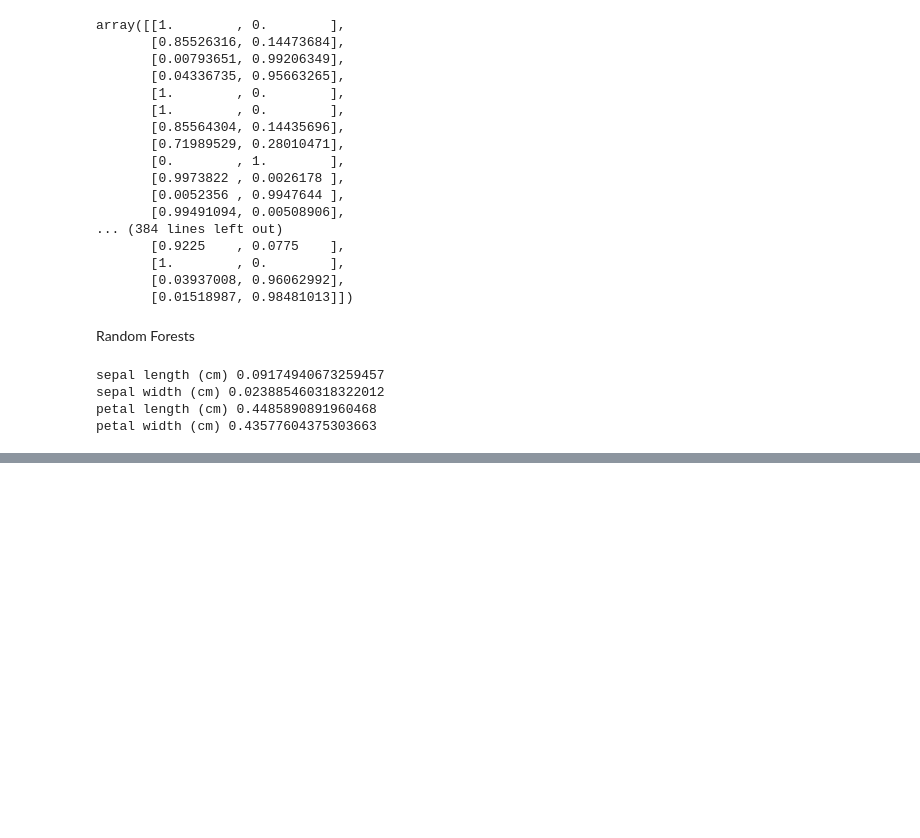
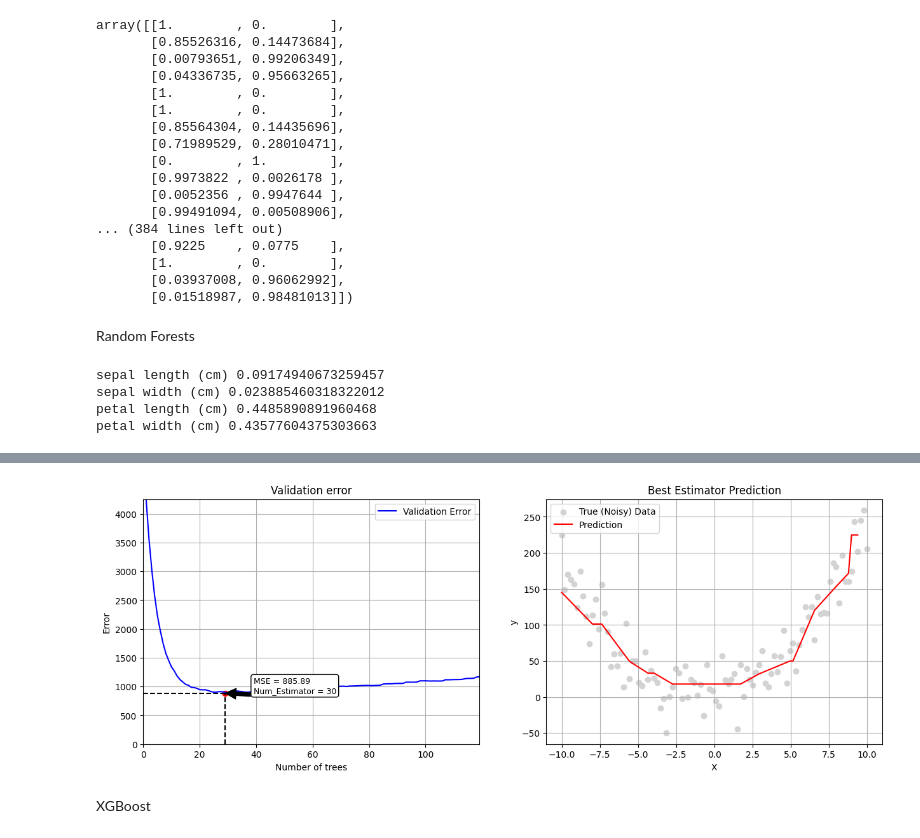
Before and after one commit to raphael-ph/study, a Jupyter notebook: hands_on_machine_learning/experiments/chapter_7.ipynb, the cells around one changed output, grey strips where cells are left out. Cells and saved outputs as stored; diff of their text form; code cells hidden in the pictures; blank space fills up the shorter version.

```diff
--- a/hands_on_machine_learning/experiments/chapter_7.ipynb
+++ b/hands_on_machine_learning/experiments/chapter_7.ipynb
@@ -166,0 +257,65 @@ petal width (cm) 0.43577604375303663
+# %%
+from sklearn.model_selection import train_test_split
+from sklearn.metrics import mean_squared_error
+
+X_train, X_test, y_train, y_test = train_test_split(X_reshaped, y, test_size=0.2)
+
+gbrt = GradientBoostingRegressor(max_depth=2, n_estimators=120)
+gbrt.fit(X_train, y_train)
+
+errors = [mean_squared_error(y_test, y_pred) for y_pred in gbrt.staged_predict(X_test)]
+best_n_estimators = np.argmin(errors) + 1 # returns the index of min value
+
+gbrt_best = GradientBoostingRegressor(max_depth=2, n_estimators=best_n_estimators)
+gbrt_best.fit(X_train, y_train)
+
+final_best_pred = gbrt_best.predict(X_test)
+# %%
+# plot everything
+plt.figure(figsize=(15, 5))
+
+# ===== subplot 1 =====
+plt.subplot(1,2,1)
+plt.plot([i+1 for i in range(len(errors))], errors, color="blue", label="Validation Error")
+plt.xlabel("Number of trees")
+plt.ylabel("Error")
+plt.title("Validation error")
+plt.vlines(best_n_estimators-1, ymax=errors[best_n_estimators-1], ymin=0, linestyles='--', color="black")
+plt.hlines(errors[best_n_estimators-1], xmax=best_n_estimators-1, xmin=0, linestyles='--', color="black")
+plt.scatter(best_n_estimators-1, errors[best_n_estimators-1], color="red")
+plt.annotate(
+    f"MSE = {errors[best_n_estimators-1]:.2f}\nNum_Estimator = {best_n_estimators}",
+    xy=(best_n_estimators-1, errors[best_n_estimators-1]),
+    xytext=(best_n_estimators-1 + 10, errors[best_n_estimators-1] + 5),  # adjust as needed
+    arrowprops=dict(facecolor='black', shrink=0.005),
+    bbox=dict(boxstyle="round,pad=0.3", edgecolor='black', facecolor='white'),
+    fontsize=9
+)
+
+plt.grid(True)
+plt.xlim(0, len(errors) - 1)
+plt.ylim(0, max(errors))
+plt.legend()
+
+# ===== subplot 2 =====
+plt.subplot(1, 2, 2)
+
+# Sort X_test to ensure smooth plotting
+sorted_idx = np.argsort(X_test[:, 0])  # Sort X_test based on the first column
+X_test_sorted = X_test[sorted_idx]
+final_best_pred_sorted = final_best_pred[sorted_idx]
+
+# Scatter plot for noisy data and line plot for predictions
+plt.scatter(X, y, color="lightgray", label="True (Noisy) Data")
+plt.plot(X_test_sorted, final_best_pred_sorted, color="red", label="Prediction")
+plt.xlabel("X")
+plt.ylabel("y")
+plt.title("Best Estimator Prediction")
+plt.grid(True)
+plt.legend()
+
+plt.show()
+# %% [output]
+[figure, added]
+# %% [markdown]
+XGBoost
```
Also changed, not shown: parts of 6 cells of this notebook.
